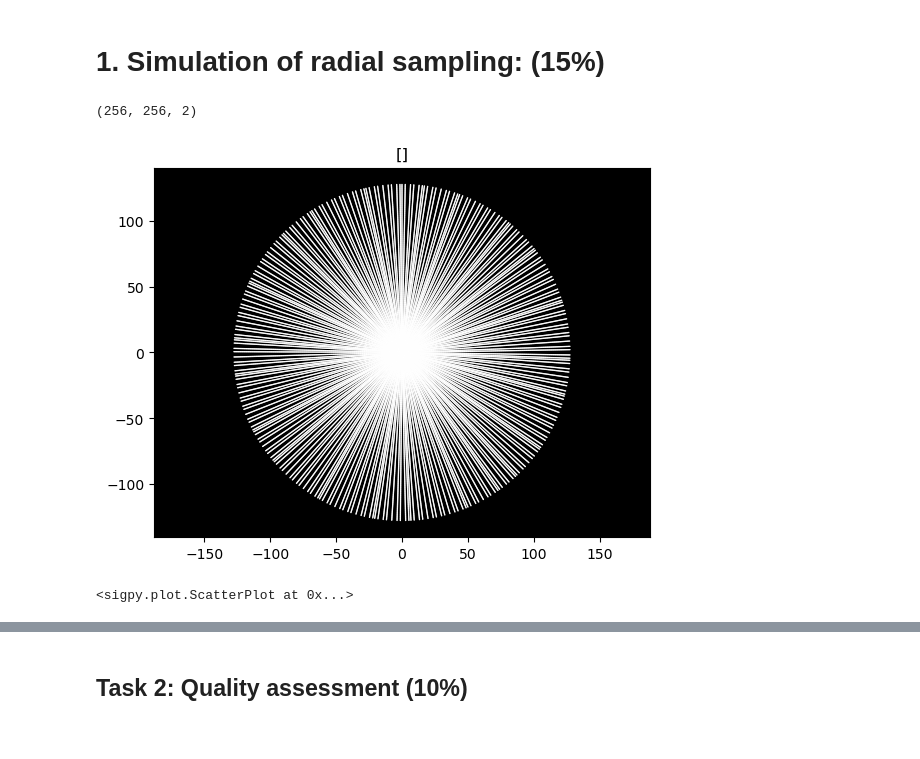
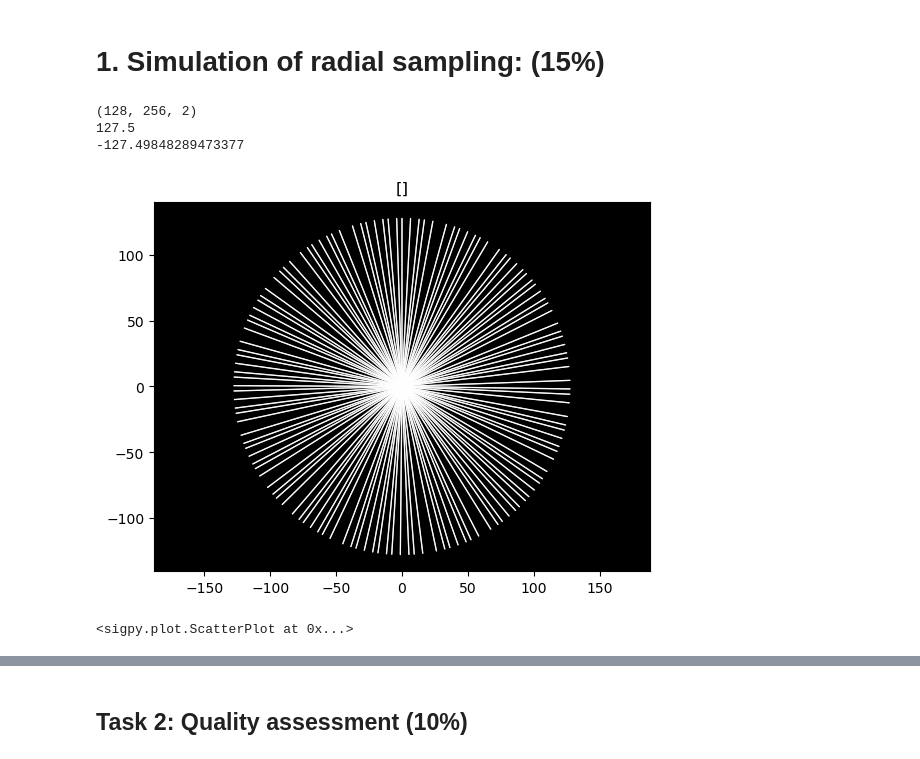
Before and after one commit to lassestahnke/HL2027_recon, a Jupyter notebook: HL2027_project_1.ipynb, the cells around one changed output, grey strips where cells are left out. Saved outputs shown, nothing was run; the diff lists cells and outputs as text; code cells hidden in the pictures.

```diff
--- a/HL2027_project_1.ipynb
+++ b/HL2027_project_1.ipynb
@@ -29,14 +42,18 @@ plt.show()
 # %% [markdown]
 # 1. Simulation of radial sampling: (15%)
 # %%
-spikes = 256
-coord = sp.mri.radial([spikes,256,2],[256,256])
+spikes = 128
+coord = sp.mri.radial((spikes,256,2),(256,256))
 print(coord.shape)
+print(coord.max())
+print(coord.min())
 
 sp.plot.ScatterPlot(coord)
 # %% [output]
-(256, 256, 2)
+(128, 256, 2)
+127.5
+-127.49848289473377
-[figure, old version]
+[figure, new version]
 <sigpy.plot.ScatterPlot at 0x...>
 # %%
 #new_fft = np.zeros_like(fft_t1_slice)
```
Also changed, not shown: parts of 6 cells of this notebook.
